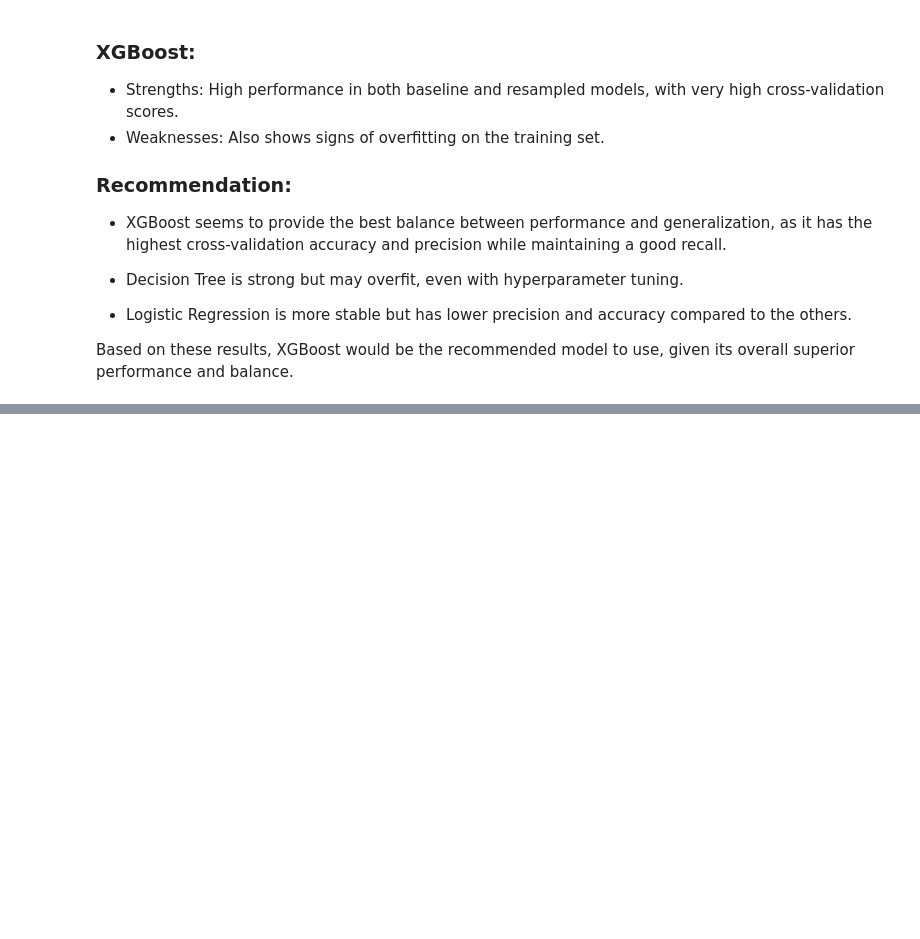
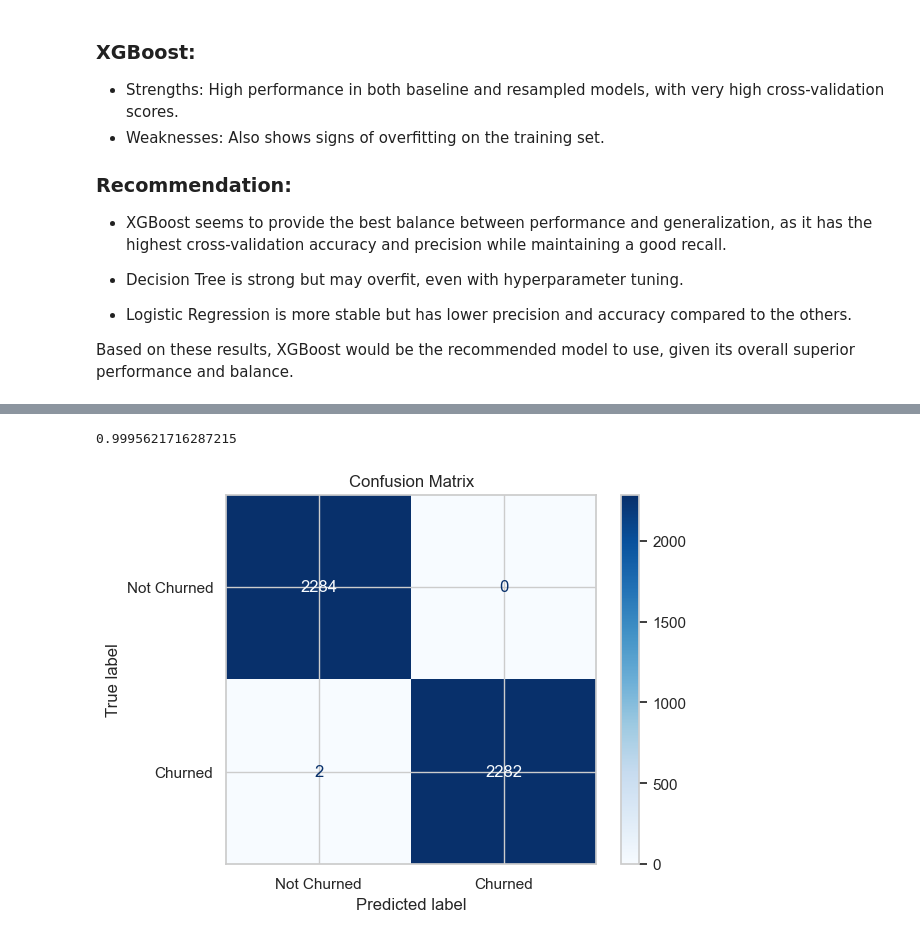
Before and after one commit to bedankibunja/SyriaTel-customer-project, a Jupyter notebook: Untitled.ipynb, the cells around one changed output, grey strips where cells are left out. Cells and saved outputs as stored; diff of their text form; code cells hidden in the pictures; blank space fills up the shorter version.

```diff
--- a/Untitled.ipynb
+++ b/Untitled.ipynb
@@ -812,0 +823,4 @@ print(f'Best Recall Score: {xgbc_new.best_score_}')
+# %%
+xgbc_final = XGBClassifier(booster='gbtree', learning_rate = .1, max_depth=8, min_child_weight=1)
+
+xgbc_final.fit(X_train_res, y_train_res)
@@ -812,0 +836,18 @@ print(f'Best Recall Score: {xgbc_new.best_score_}')
+# %%
+xgbc_final.score(X_train_res, y_train_res)
+# %% [output]
+0.9995621716287215
+# %%
+# Make predictions
+y_pred = xgbc_final.predict(X_train_res)
+
+# Compute the confusion matrix
+cm = confusion_matrix(y_train_res, y_pred)
+
+# Display the confusion matrix
+disp = ConfusionMatrixDisplay(confusion_matrix=cm, display_labels=['Not Churned', 'Churned'])
+disp.plot(cmap='Blues')
+plt.title('Confusion Matrix')
+plt.show()
+# %% [output]
+[figure, added]
```
Also changed, not shown: parts of 26 cells of this notebook.
